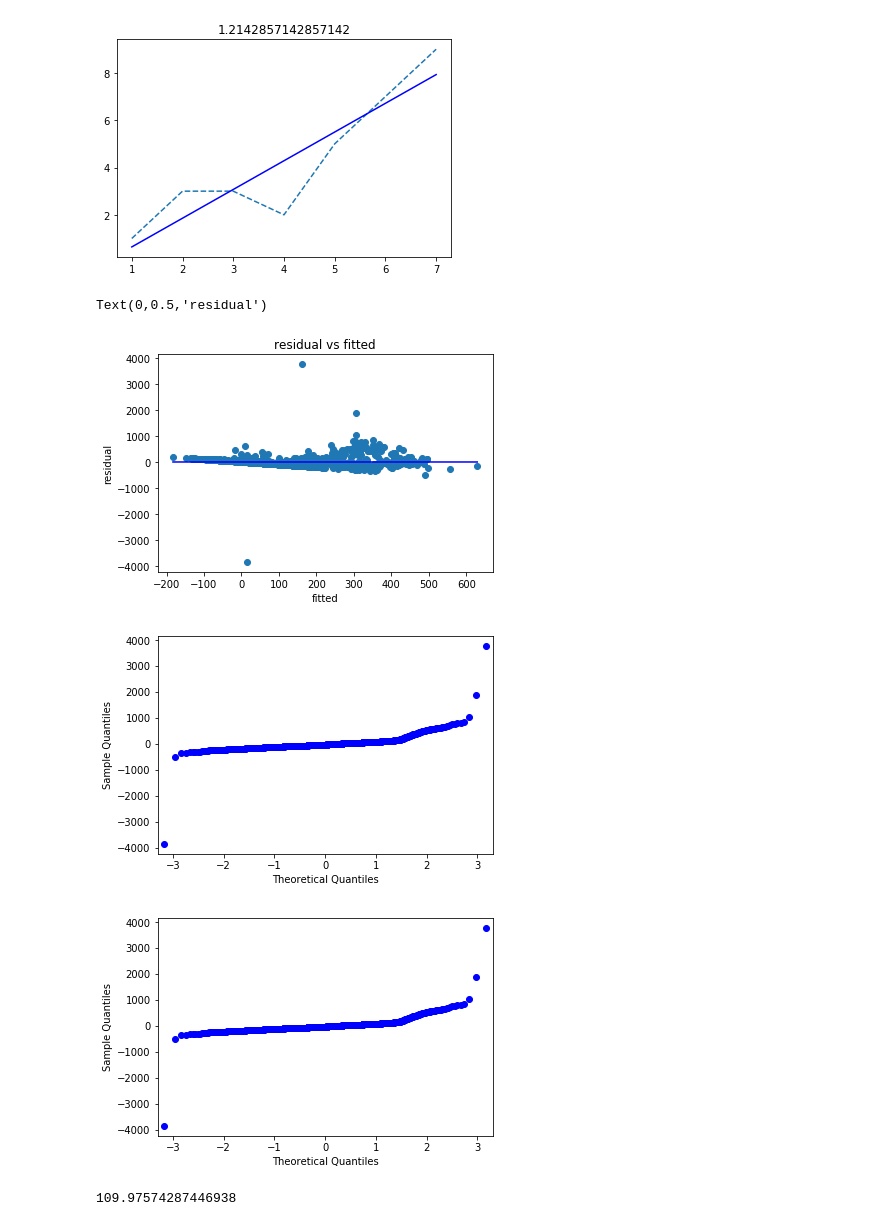
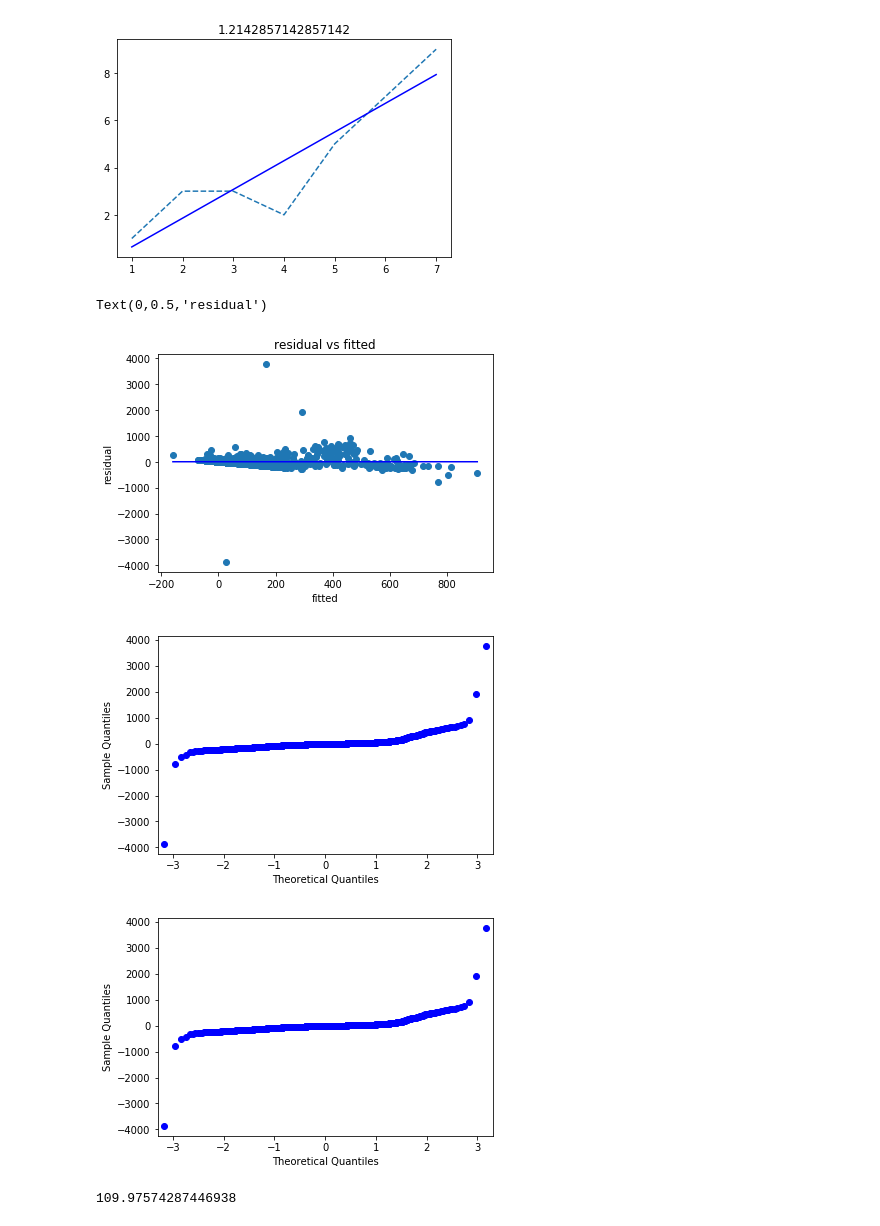
Before and after one commit to scbrock/covid_case_comp, a Jupyter notebook: COVID-19 Case Comp/Jupyter Notebooks/COVID_analysis_1.ipynb, the cells around one changed output. Drawn from its saved outputs; the diff is of its cells as text; code cells hidden in the pictures.

Commit message:
new data file and ontario region analysis

```diff
--- a/COVID-19 Case Comp/Jupyter Notebooks/COVID_analysis_1.ipynb
+++ b/COVID-19 Case Comp/Jupyter Notebooks/COVID_analysis_1.ipynb
@@ -1106,6 +1106,9 @@ Try using .loc[row_indexer,col_indexer] = value instead
 
 See the caveats in the documentation: https://pandas.pydata.org/pandas-docs/stable/user_guide/indexing.html#returning-a-view-versus-a-copy
 # %%
+
+# modifying response!
+
 def build_complete_data(raw_data, lag_data=None, pop_data=None):
     complete_data = raw_data[raw_data.date > '2020-03-10']
 
@@ -1151,14 +1154,30 @@ def build_complete_data(raw_data, lag_data=None, pop_data=None):
         complete_data = complete_data.rename({'population_y': 'population'}, axis='columns').drop('province', axis=1)
 
     # add response, day_num, and constant for regression
-    complete_data['new_lag7'] = complete_data['new'].shift(-7).values
-    complete_data['3d_SMA'] = complete_data['new'].rolling(window=3).mean()
-    complete_data['3d_SMA_lag7'] = complete_data['3d_SMA'].shift(-7).values
+    # these need to be done on a provincial level
+    regions = complete_data['key_google_mobility'].unique()
+    resp_df = pd.DataFrame({})  # dataframe of responses to concat after for loop
+    for r in regions:
+        temp_df = complete_data[complete_data['key_google_mobility'] == r]
+        temp_df['new_lag7'] = temp_df['new'].shift(-7).values
+        temp_df['3d_SMA'] = temp_df['new'].rolling(window=3).mean()
+        temp_df['3d_SMA_lag7'] = temp_df['3d_SMA'].shift(-7).values
+        temp_df = temp_df[['date', 'key_google_mobility', 'new_lag7', '3d_SMA', '3d_SMA_lag7']]
+        resp_df = pd.concat([resp_df,temp_df])
+#         complete_data['new_lag7'] = complete_data['new'].shift(-7).values
+#         complete_data['3d_SMA'] = complete_data['new'].rolling(window=3).mean()
+#         complete_data['3d_SMA_lag7'] = complete_data['3d_SMA'].shift(-7).values
+
+    complete_data = complete_data.merge(resp_df, how='left', on=['date', 'key_google_mobility'])
+
     if 'constant' not in complete_data.columns:
         complete_data.insert(0,'constant',np.array(complete_data.shape[0]*[1.0]))
     complete_data['day_num'] = day_num
     return complete_data
 
+
+
+
 complete_data = build_complete_data(on2, mean_lag, pop_data)
 all_prov_data2 = build_complete_data(all_prov_data)
 # %% [output]
@@ -1672,29 +1675,29 @@ plt.show()
 # %% [output]
 [figure]
 # %%
-pairs = list(zip(res_7.predict(X3_train), y7_train-res_7.predict(X3_train)))
+pairs = list(zip(res_7.predict(X3_train[expl_set]), y7_train-res_7.predict(X3_train[expl_set])))
 pairs.sort(key=lambda t: t[0])
 scat_x, scat_y = zip(*pairs)
 
 slope, intercept = np.polyfit(scat_x, scat_y, 1)
 
 # Create a list of values in the best fit line
 abline_values = [slope * i + intercept for i in scat_x]
 
 plt.scatter(scat_x, scat_y)
 plt.plot(scat_x, abline_values, 'b')
 plt.title('residual vs fitted')
 plt.xlabel('fitted')
 plt.ylabel('residual')
 # %% [output]
 Text(0,0.5,'residual')
-[figure, old version]
+[figure, new version]
 # %%
 from sklearn.preprocessing import normalize
 sm.qqplot(np.array(scat_y))
 # %% [output]
-[figure, old version]
+[figure, new version]
-[figure, old version]
+[figure, new version]
 # %%
 # create a prediction plot where you can vary the input of the model
 
```
Also changed, not shown: parts of 40 cells of this notebook, 4 other files.
